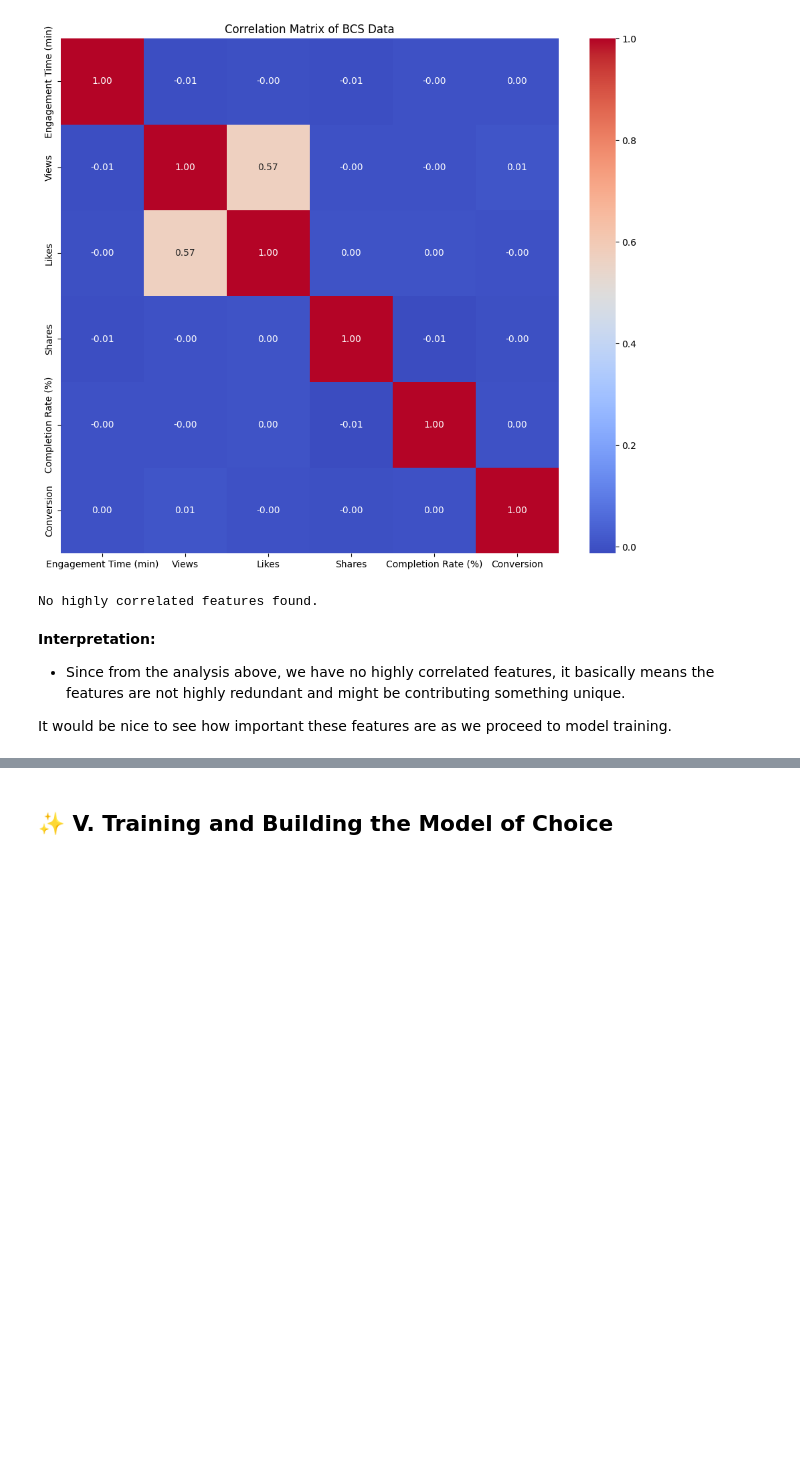
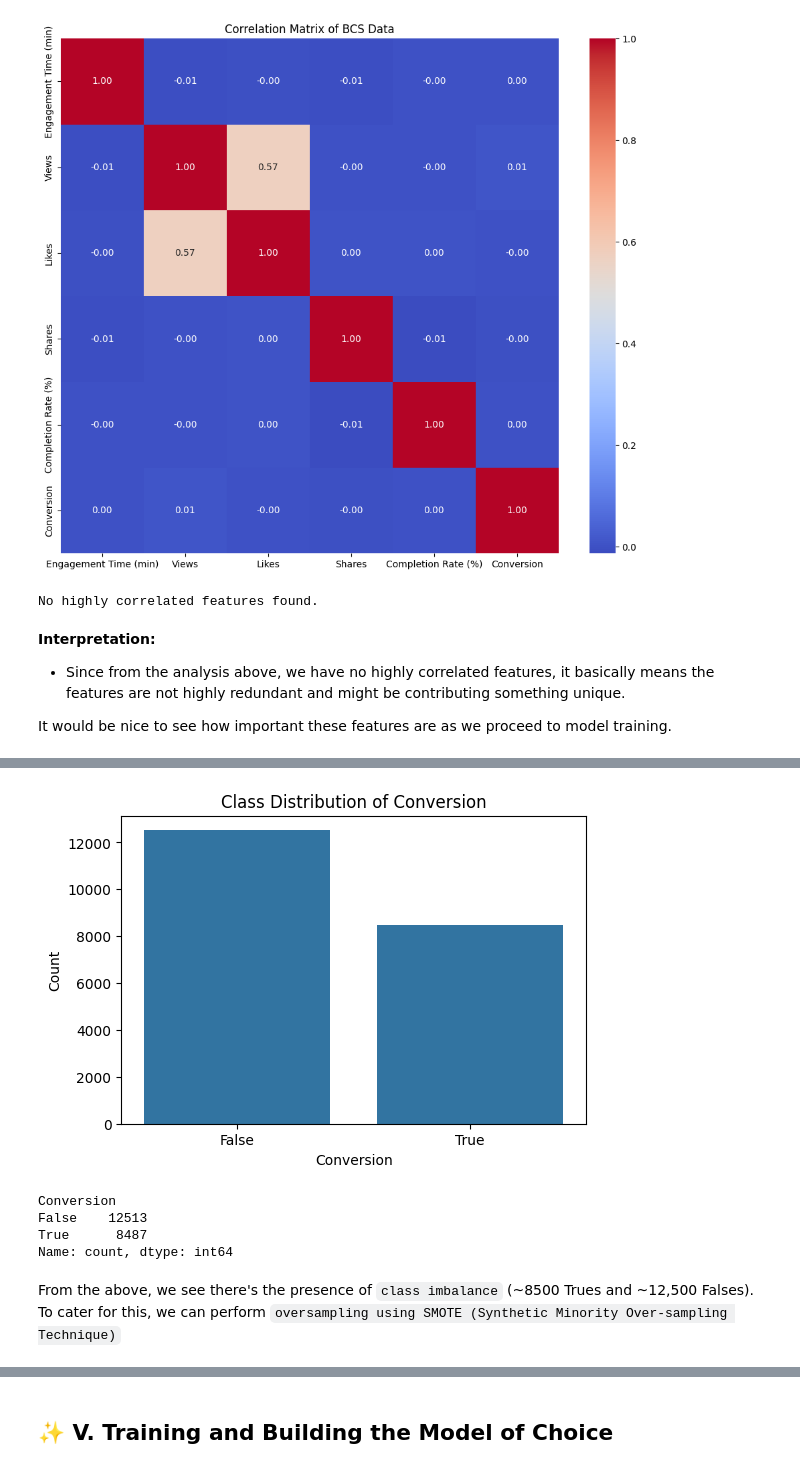
Before and after one commit to theorignalmapdcodex/aipi590_i-4_et2, a Jupyter notebook: notebooks/pdp+ice+ale_plot_interpretation.ipynb, the cells around one changed output, grey strips where cells are left out. Cells and saved outputs as stored; diff of their text form; code cells hidden in the pictures; blank space fills up the shorter version.

```diff
--- a/notebooks/pdp+ice+ale_plot_interpretation.ipynb
+++ b/notebooks/pdp+ice+ale_plot_interpretation.ipynb
@@ -266,0 +312,19 @@ Interpretation:
+# %%
+# Class (Bar Chart) Distribution Of The Target Variable, Y                                        #----> via Gemini AI @ 10:30PM
+plt.figure(figsize=(6, 4))
+sns.countplot(x=Y)
+plt.title('Class Distribution of Conversion')
+plt.xlabel('Conversion')
+plt.ylabel('Count')
+plt.show()
+
+# Count of True and False values in Target Varibale (ie.'Conversion' )                            #---- > Code developed by me
+print(Y.value_counts())
+# %% [output]
+[figure, added]
+Conversion
+False    12513
+True      8487
+Name: count, dtype: int64
+# %% [markdown]
+From the above, we see there's the presence of `class imbalance` (~8500 Trues and ~12,500 Falses). To cater for this, we can perform `oversampling using SMOTE (Synthetic Minority Over-sampling Technique)`
```
Also changed, not shown: parts of 15 cells of this notebook.
